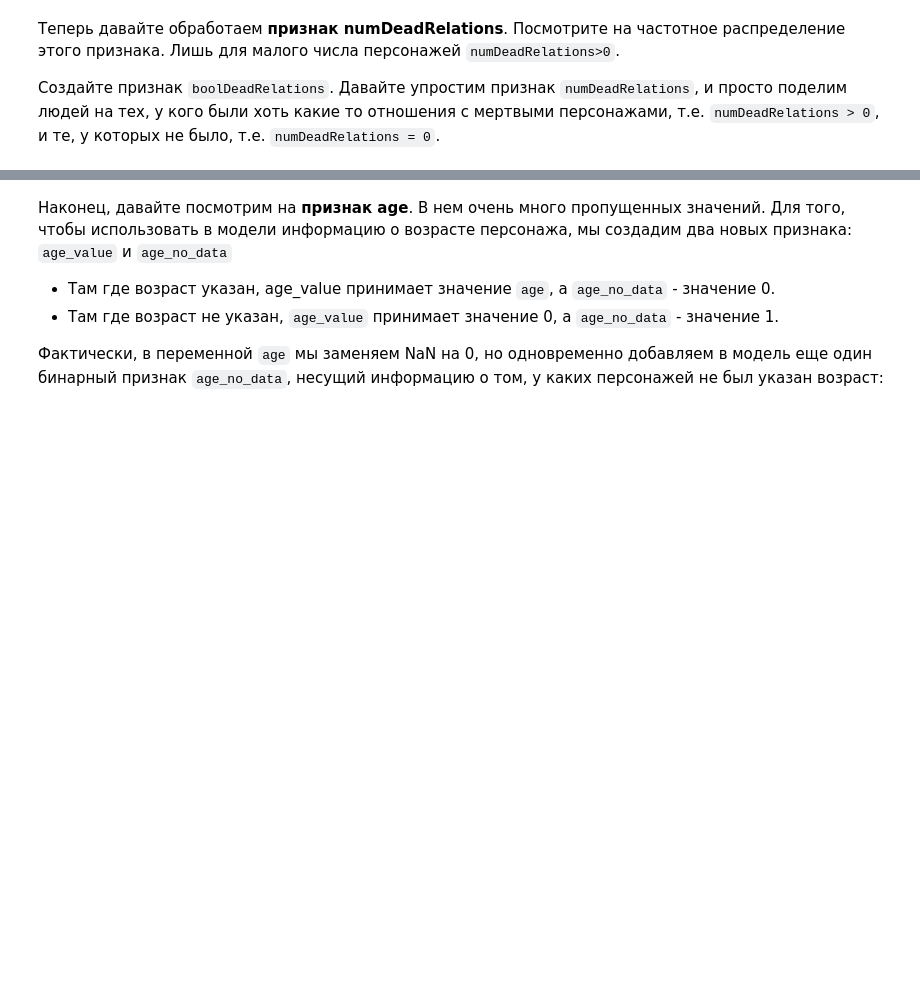
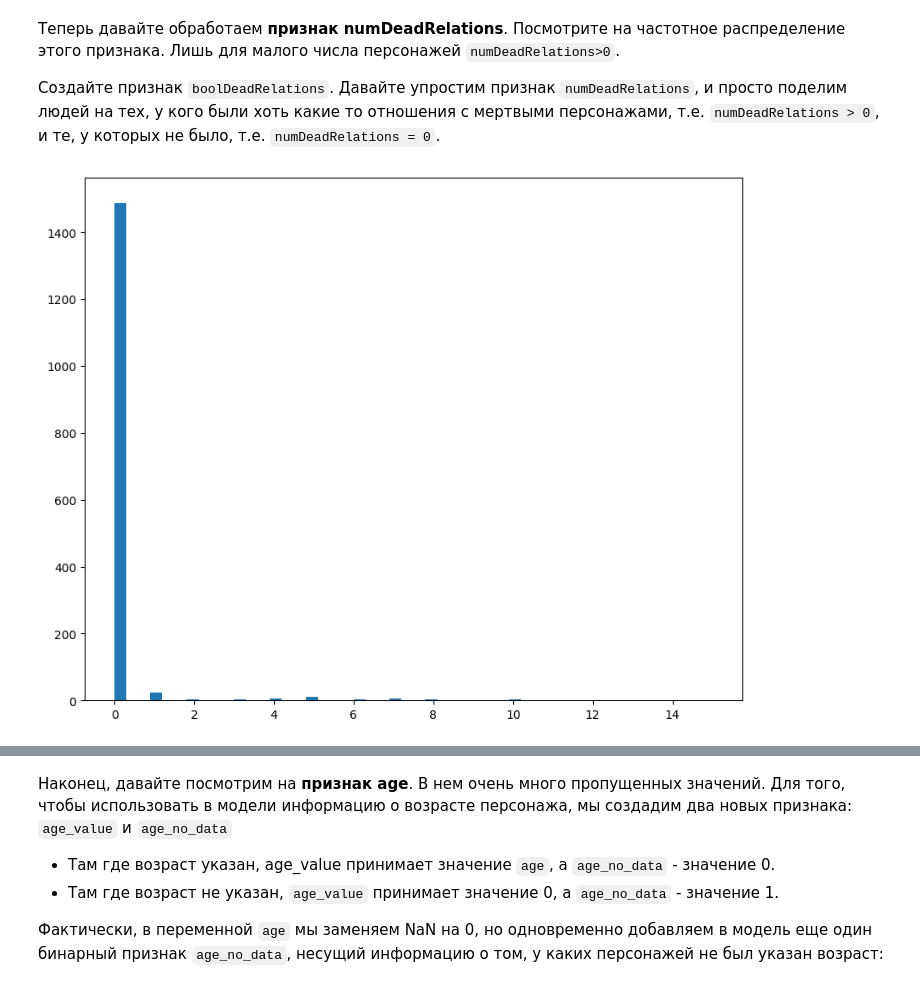
Before and after one commit to nikita12354322/progect2, a Jupyter notebook: week_01_ml_intro/Homework/hw_1_game_of_thrones.ipynb, the cells around one changed output, grey strips where cells are left out. Drawn from its saved outputs; the diff is of its cells as text; code cells hidden in the pictures; blank space fills up the shorter version.

```diff
--- a/week_01_ml_intro/Homework/hw_1_game_of_thrones.ipynb
+++ b/week_01_ml_intro/Homework/hw_1_game_of_thrones.ipynb
@@ -180,3 +221,9 @@ data.describe(include = 'number').T[['count', 'min', 'max']]
 Посмотрите на частотное распределение этого признака. Лишь для малого числа персонажей `numDeadRelations>0`.
 
 Создайте признак `boolDeadRelations`. Давайте упростим признак `numDeadRelations`, и просто поделим людей на тех, у кого были хоть какие то отношения с мертвыми персонажами, т.е. `numDeadRelations > 0`, и те, у которых не было, т.е. `numDeadRelations = 0`.
+# %%
+fig = plt.figure(figsize=(10,8))
+plt.hist(data['numDeadRelations'],bins = 50)
+plt.show()
+# %% [output]
+[figure, added]
```
Also changed, not shown: parts of 11 cells of this notebook.
